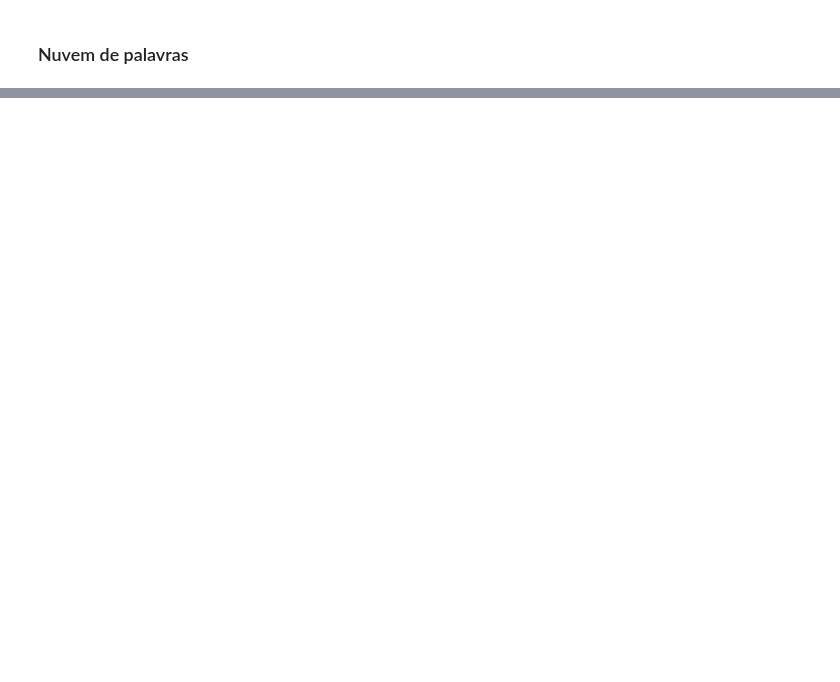
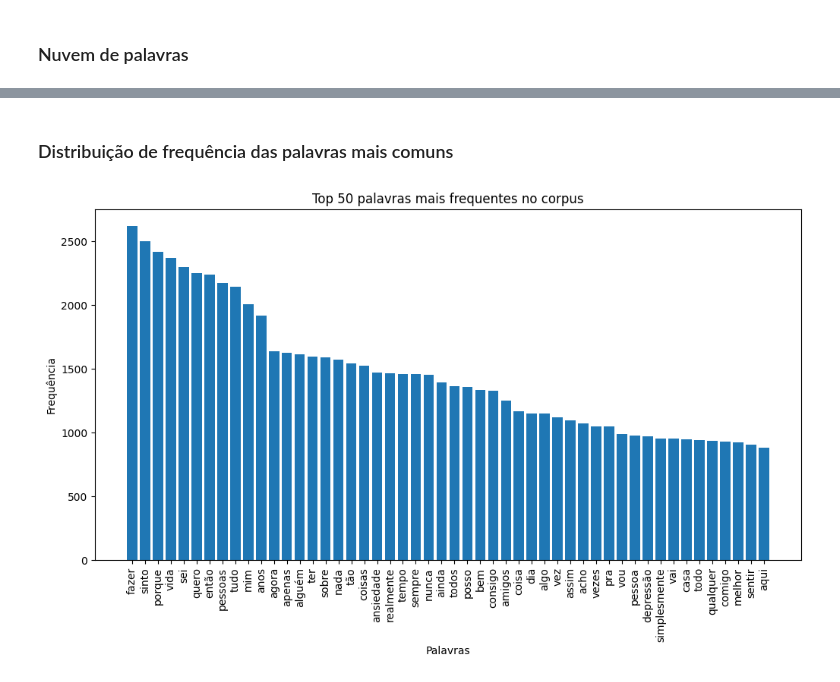
Before and after one commit to yagocdj/nlp_text_pre_processing, a Jupyter notebook: pre_process.ipynb, the cells around one changed output, grey strips where cells are left out. Cells and saved outputs as stored; diff of their text form; code cells hidden in the pictures; blank space fills up the shorter version.

```diff
--- a/pre_process.ipynb
+++ b/pre_process.ipynb
@@ -296,0 +263,26 @@ plt.show()
+# %% [markdown]
+### Distribuição de frequência das palavras mais comuns
+# %%
+from collections import Counter
+
+# Unindo todas as listas de tokens em uma única lista
+all_tokens = [token for tokens in all_texts for token in tokens]
+
+freq_dist = Counter(all_tokens)
+
+# Selecionar as top N palavras mais comuns
+top_n = 50
+most_common = freq_dist.most_common(top_n)
+
+# Separar palavras e frequências
+words, counts = zip(*most_common)
+
+plt.figure(figsize=(12,6))
+plt.bar(words, counts)
+plt.xticks(rotation='vertical')
+plt.xlabel("Palavras")
+plt.ylabel("Frequência")
+plt.title(f"Top {top_n} palavras mais frequentes no corpus")
+plt.show()
+# %% [output]
+[figure, added]
```
Also changed, not shown: parts of 9 cells of this notebook.
